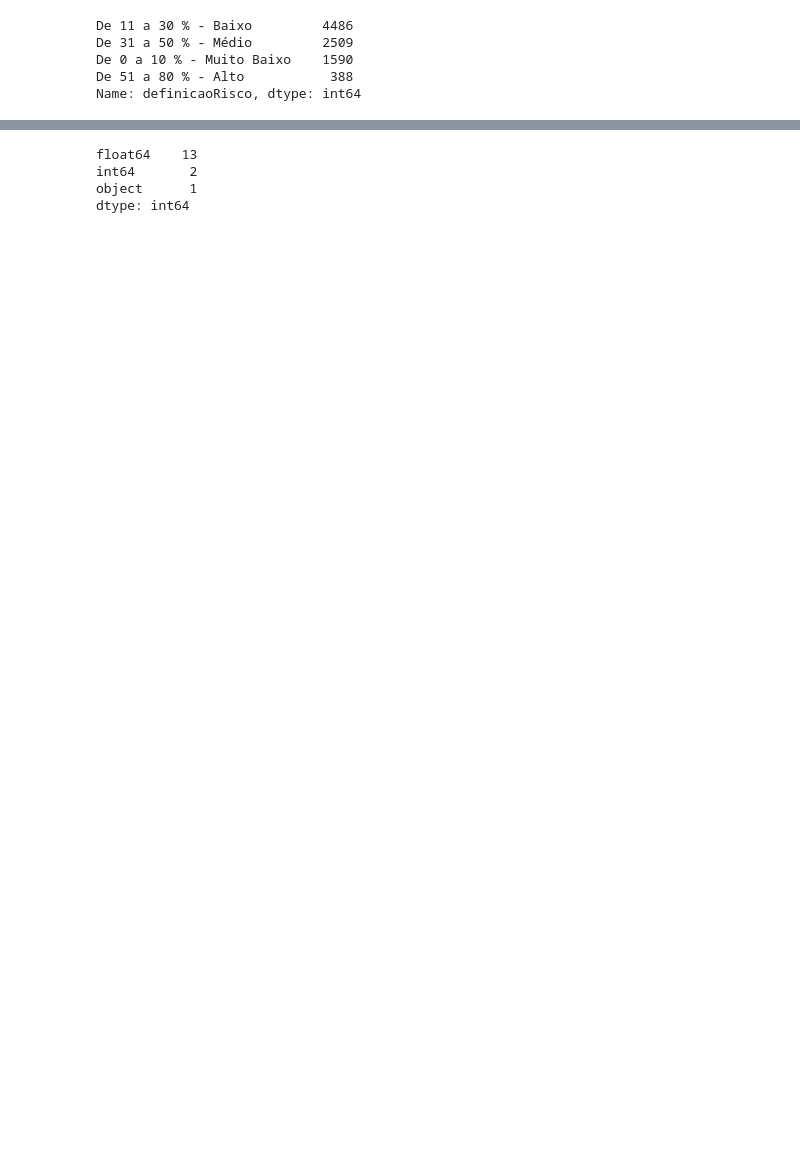
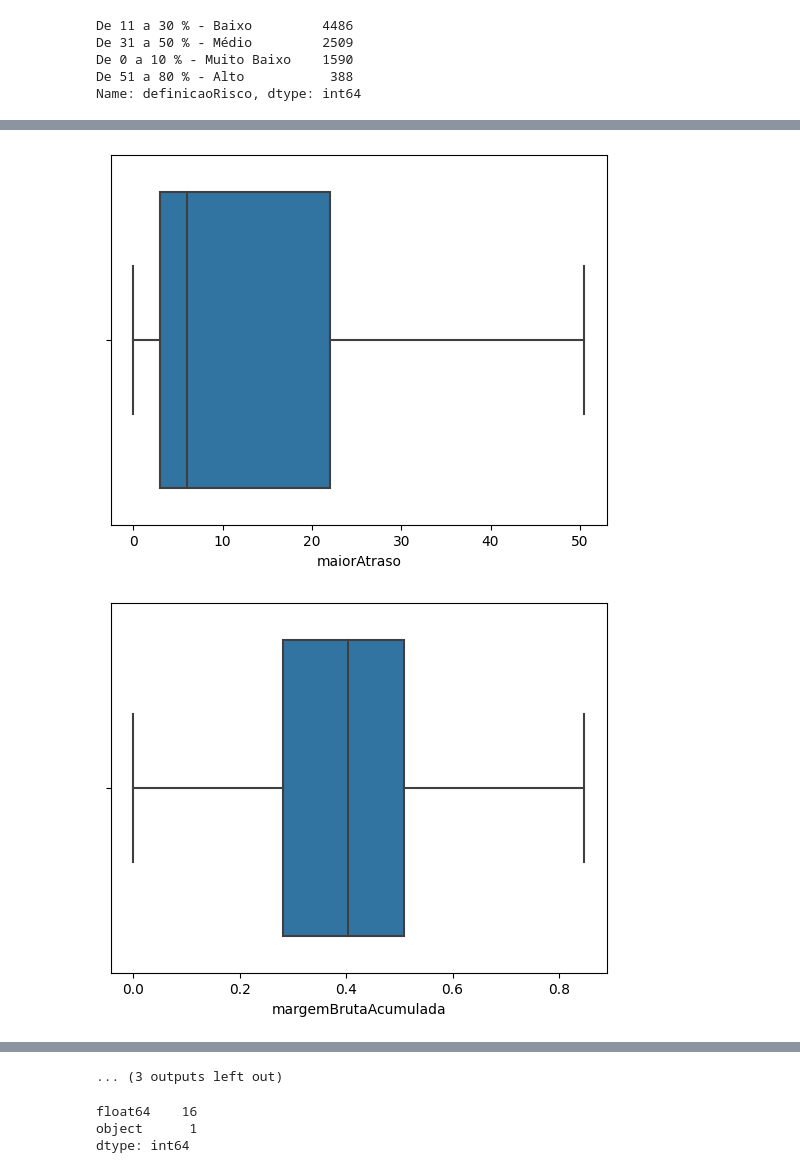
Before and after one commit to MBA-IA-GROUP-A/bootcamp, a Jupyter notebook: nootbooks/cluster.ipynb, the cells around one changed output, grey strips where cells are left out. Cells and saved outputs as stored; diff of their text form; code cells hidden in the pictures; blank space fills up the shorter version.

```diff
--- a/nootbooks/cluster.ipynb
+++ b/nootbooks/cluster.ipynb
@@ -161,0 +245,7 @@ data['intervaloFundacao'].fillna(1, inplace=True)
+# %%
+for i in outliers:
+    sns.boxplot(x=dt_outliers[i])
+    plt.show()
+# %% [output]
+[figure, added]
+[figure, added]
@@ -161,0 +262 @@ data['intervaloFundacao'].fillna(1, inplace=True)
+... (3 outputs left out)
@@ -162,7 +270,6 @@ data['intervaloFundacao'].fillna(1, inplace=True)
 # %%
-data.dtypes.value_counts()
+dt.dtypes.value_counts()
 # %% [output]
-float64    13
-int64       2
+float64    16
 object      1
 dtype: int64
```
Also changed, not shown: parts of 28 cells of this notebook, 1 other file.
